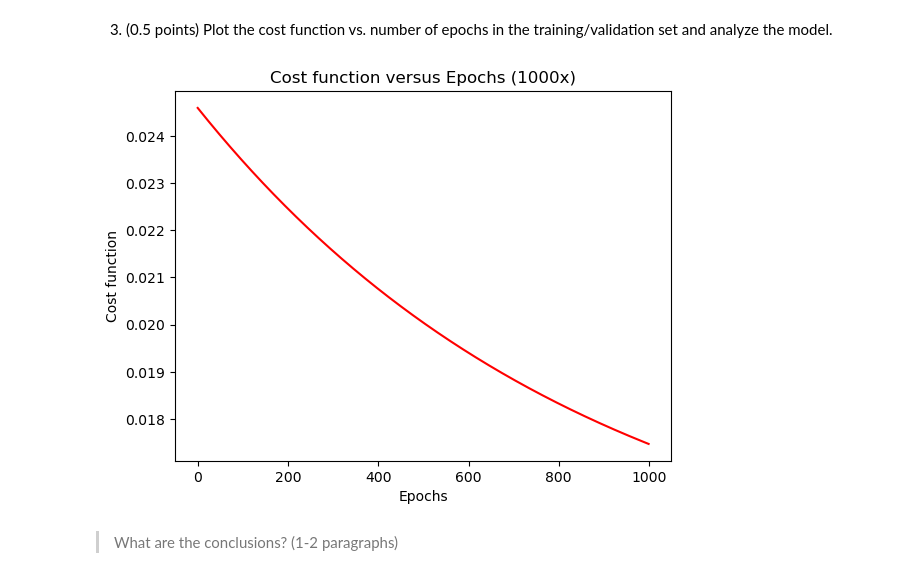
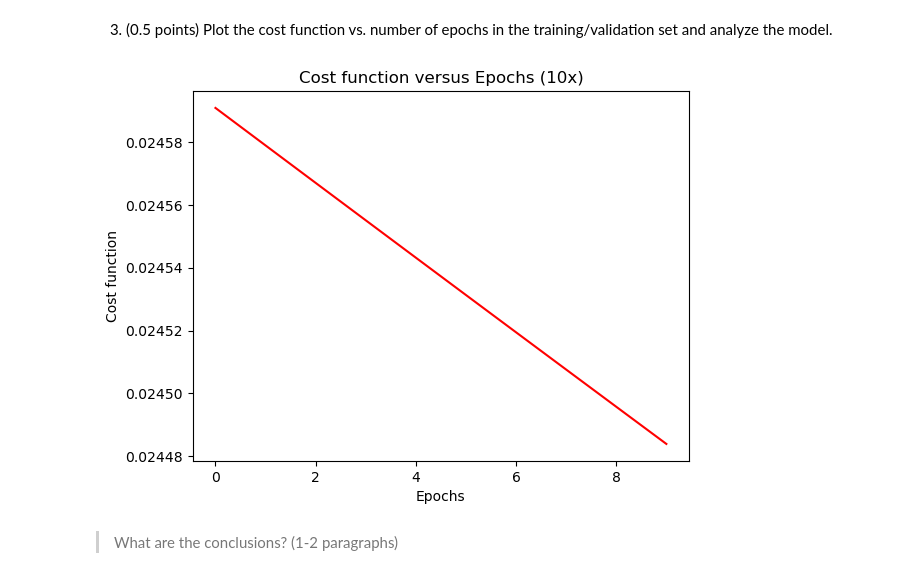
Before and after one commit to rubenscp/MO444-MC886-Tarefas, a Jupyter notebook: Tarefa 02/T2_Classical_Techniques by Rubens.ipynb, the cells around one changed output. Drawn from its saved outputs; the diff is of its cells as text; code cells hidden in the pictures.

```diff
--- a/Tarefa 02/T2_Classical_Techniques by Rubens.ipynb
+++ b/Tarefa 02/T2_Classical_Techniques by Rubens.ipynb
@@ -415,7 +415,7 @@ class AnalyticalLinearRegression():
 
   def predict(self, X):
     # calculating y predict
-    y_predict = np.dot(X, self.weights)
+    y_predict = np.matmul(X, self.weights)
 
     # returning y_predict
     return y_predict
@@ -576,24 +576,24 @@ Difference Sklearn and Analytical: 0.0037020579416952304
 # %%
 # TODO: Plot the cost function vs. number of iterations in the training set.
 
 # creating Linear Regression instance
 GDLR_model = GradientDescentLinearRegression()
 
 # setting epochs number
-epochs = 1000
+epochs = 10
 
 # fitting model with training data
 GDLR_model.fit(scaled_X_train, scaled_y_train, 0.0001, epochs)
 
 # plotting cost function versus epochs
 plt.plot(list(range(epochs)), GDLR_model.costs, '-r')
 title = 'Cost function versus Epochs (' + str(epochs) + 'x)'
 plt.title(title)
 plt.xlabel('Epochs')
 plt.ylabel('Cost function')
 plt.show()
 # %% [output]
-[figure, old version]
+[figure, new version]
 # %% [markdown]
 > What are the conclusions? (1-2 paragraphs)
 # %% [markdown]
```
Also changed, not shown: parts of 5 cells of this notebook.
